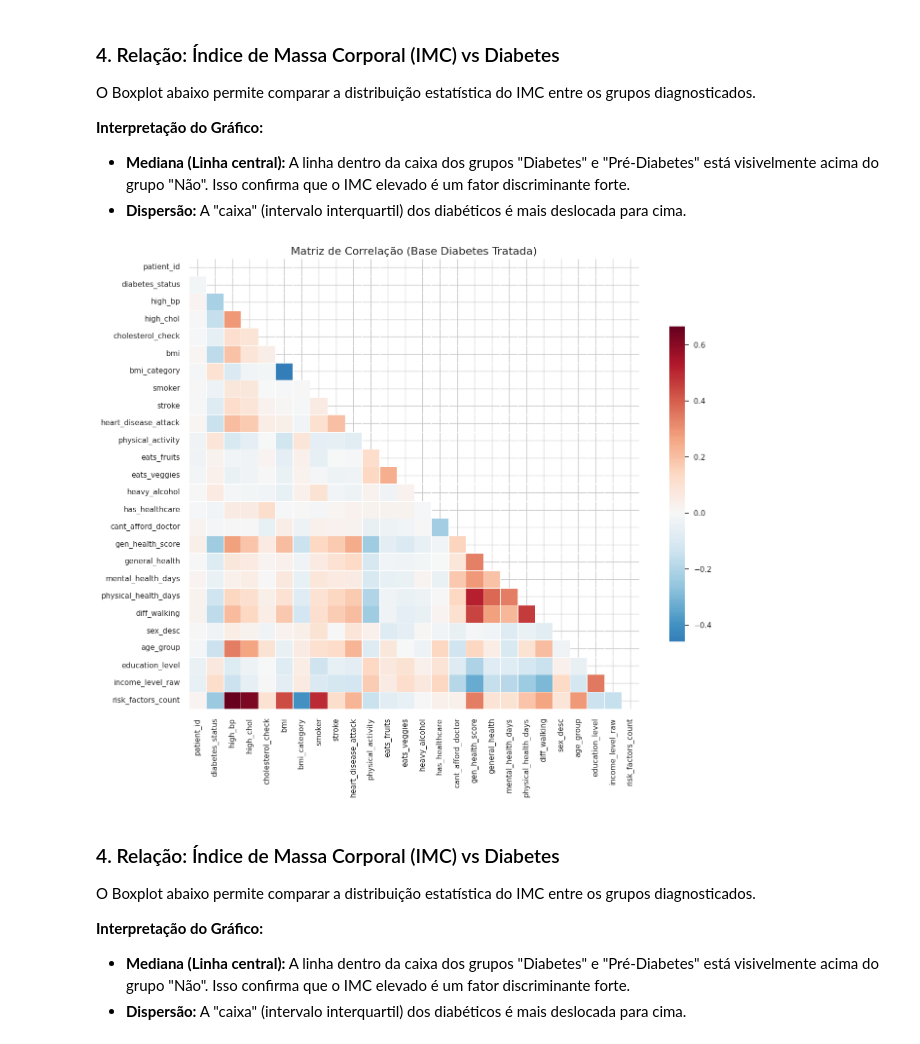
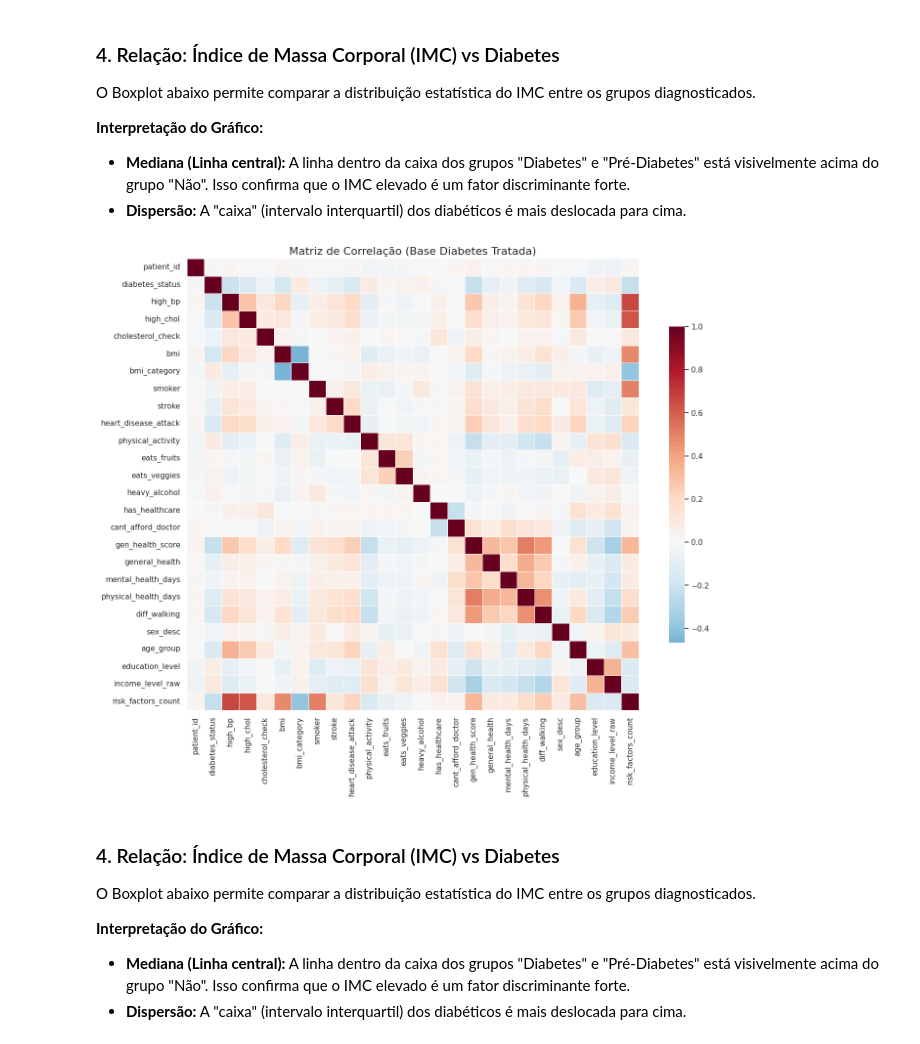
Before and after one commit to TaynaraCris/Diabetes-Health-Indicators-Dataset, a Jupyter notebook: Data Layer/silver/analytics_silver.ipynb, the cells around one changed output. Saved outputs shown, nothing was run; the diff lists cells and outputs as text; code cells hidden in the pictures.

```diff
--- a/Data Layer/silver/analytics_silver.ipynb
+++ b/Data Layer/silver/analytics_silver.ipynb
@@ -21,7 +21,7 @@ plt.rcParams['figure.figsize'] = (12, 6)
 ## 1. Carregamento dos Dados Tratados
 Carregar o dataset gerado pelo ETL. Espera-se que este arquivo não contenha valores nulos ou duplicatas indesejadas.
 # %%
-df_silver = pd.read_csv('data/diabetes_silver.csv')
+df_silver = pd.read_csv('data/data_silver.csv')
 
 print(f"Dimensões do Dataset Limpo: {df_silver.shape}")
 display(df_silver.head())
@@ -102,32 +100,30 @@ O Boxplot abaixo permite comparar a distribuição estatística do IMC entre os
 # %%
 plt.figure(figsize=(16, 12))
 
 # 1. Criar cópia para não estragar o dataframe original
 df_corr = df_silver.copy()
 
 # 2. Converter TUDO que é texto para números
 for col in df_corr.select_dtypes(include='object').columns:
     df_corr[col] = df_corr[col].astype('category').cat.codes
 
 # 3. Calcular correlação
 corr = df_corr.corr()
 
 # 4. Plotar Heatmap
-mask = np.triu(np.ones_like(corr, dtype=bool))
 sns.heatmap(
     corr,
-    mask=mask,
     cmap='RdBu_r',
     center=0,
     linewidths=0.5,
     square=True,
     cbar_kws={"shrink": .7}
 )
 
 plt.title('Matriz de Correlação (Base Diabetes Tratada)', fontsize=16)
 plt.show()
 # %% [output]
-[figure, old version]
+[figure, new version]
 # %% [markdown]
 ### 4. Relação: Índice de Massa Corporal (IMC) vs Diabetes
 O Boxplot abaixo permite comparar a distribuição estatística do IMC entre os grupos diagnosticados.
```
Also changed, not shown: parts of 15 cells of this notebook.
